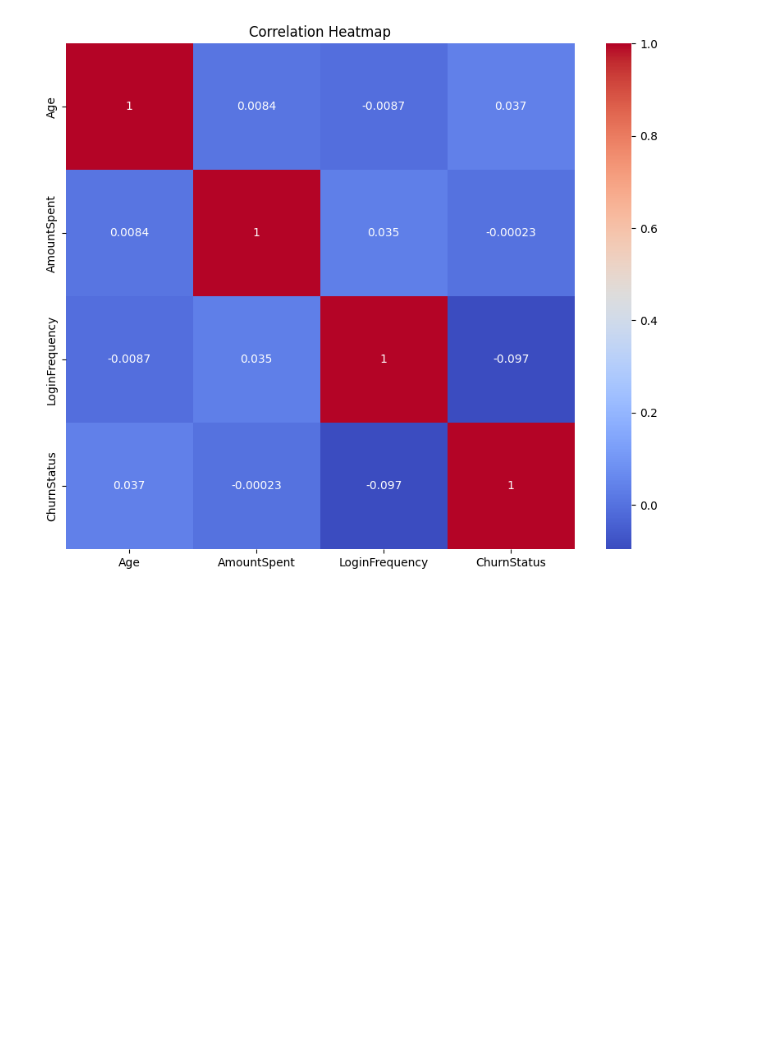
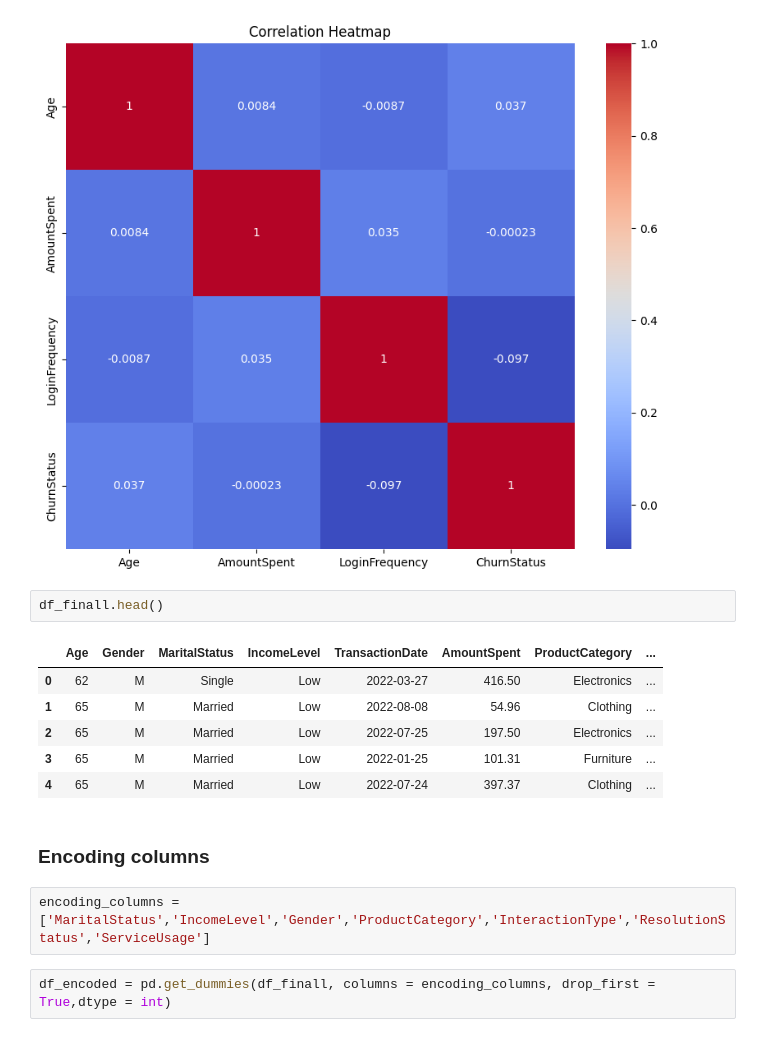
Before and after one commit to 87690ut/Virtual-Internships-Portfolio, a Jupyter notebook: Lloyds_Customer_Churn_Analysis/Llyods_Customer_Churn_Prediction-Analysis.ipynb, the cells around one changed output. Drawn from its saved outputs; the diff is of its cells as text; blank space fills up the shorter version.

Commit message:
data encoded.

```diff
--- a/Lloyds_Customer_Churn_Analysis/Llyods_Customer_Churn_Prediction-Analysis.ipynb
+++ b/Lloyds_Customer_Churn_Analysis/Llyods_Customer_Churn_Prediction-Analysis.ipynb
@@ -187,3 +187,18 @@ plt.title('Correlation Heatmap')
 plt.show()
 # %% [output]
 [figure]
+# %%
+df_finall.head()
+# %% [output]
+|  | Age | Gender | MaritalStatus | IncomeLevel | TransactionDate | AmountSpent | ProductCategory | ... |
+| 0 | 62 | M | Single | Low | 2022-03-27 | 416.50 | Electronics | ... |
+| 1 | 65 | M | Married | Low | 2022-08-08 | 54.96 | Clothing | ... |
+| 2 | 65 | M | Married | Low | 2022-07-25 | 197.50 | Electronics | ... |
+| 3 | 65 | M | Married | Low | 2022-01-25 | 101.31 | Furniture | ... |
+| 4 | 65 | M | Married | Low | 2022-07-24 | 397.37 | Clothing | ... |
+# %% [markdown]
+### Encoding columns
+# %%
+encoding_columns = ['MaritalStatus','IncomeLevel','Gender','ProductCategory','InteractionType','ResolutionStatus','ServiceUsage']
+# %%
+df_encoded = pd.get_dummies(df_finall, columns = encoding_columns, drop_first = True,dtype = int)
```
Also changed, not shown: parts of 1 cell of this notebook.
